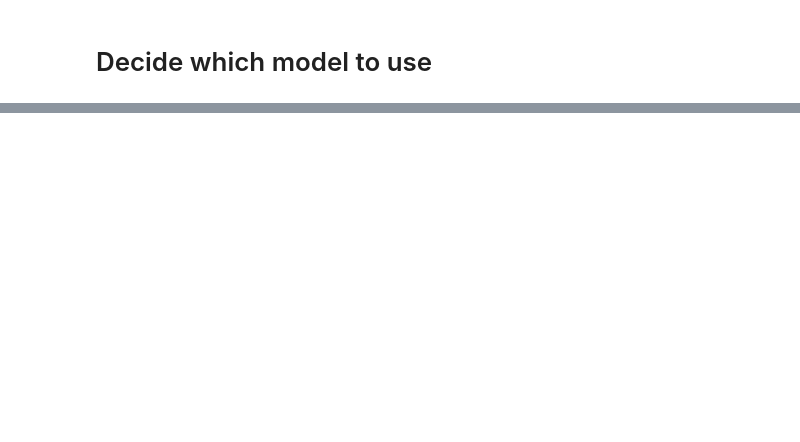
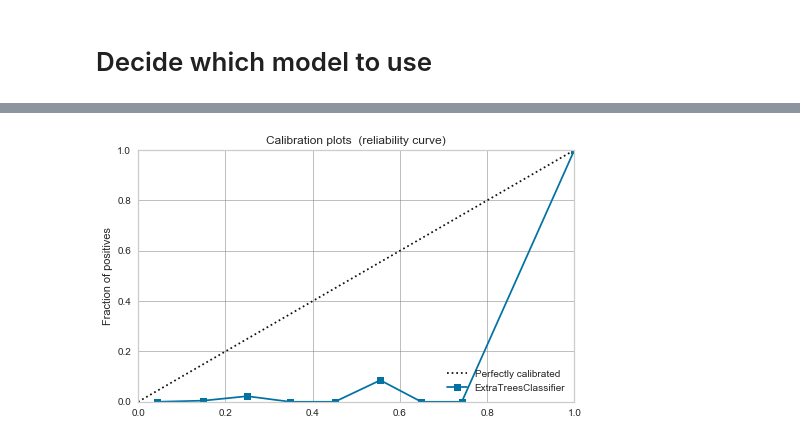
Before and after one commit to justinboggs/FannieSaves, a Jupyter notebook: Scott/ML EDA/Scott - Model - 1 - PyCaret Setup and Create Model-2012.ipynb, the cells around one changed output, grey strips where cells are left out. Drawn from its saved outputs; the diff is of its cells as text; code cells hidden in the pictures; blank space fills up the shorter version.

```diff
--- a/Scott/ML EDA/Scott - Model - 1 - PyCaret Setup and Create Model-2012.ipynb
+++ b/Scott/ML EDA/Scott - Model - 1 - PyCaret Setup and Create Model-2012.ipynb
@@ -252,0 +303,9 @@ NameError: name 'X_train' is not defined
+# %%
+%%time
+
+# Does "calibration" help? Step 1: plot the calibration:
+plot_model(estimator = et20, plot = 'calibration')
+
+DoneNotice(2000)
+# %% [output]
+[figure, added]
```
Also changed, not shown: parts of 19 cells of this notebook, 4 other files.
